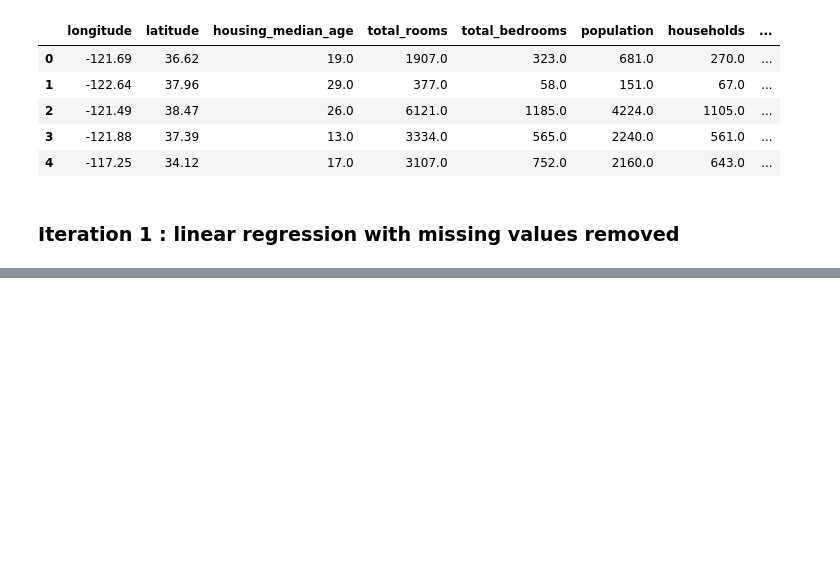
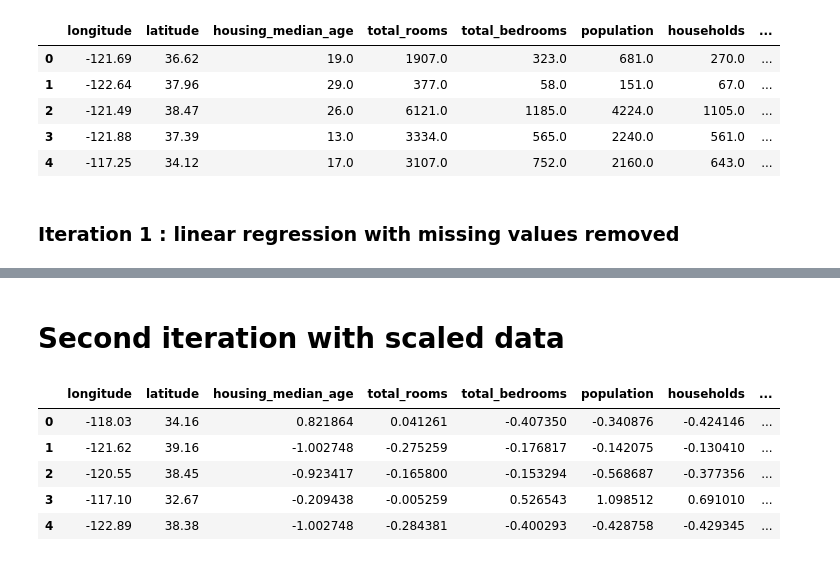
Before and after one commit to JonathanRaso/silicon_valley_immo_arturo, a Jupyter notebook: notebook_model.ipynb, the cells around one changed output, grey strips where cells are left out. Saved outputs shown, nothing was run; the diff lists cells and outputs as text; code cells hidden in the pictures; blank space fills up the shorter version.

```diff
--- a/notebook_model.ipynb
+++ b/notebook_model.ipynb
@@ -72,0 +74,13 @@ rmse : 68506.66386202812
+# %% [markdown]
+# Second iteration with scaled data
+# %%
+# Importing train dataframe
+train_df_2 = pd.read_csv("./data/train_df_2.csv")
+train_df_2.head()
+# %% [output]
+|  | longitude | latitude | housing_median_age | total_rooms | total_bedrooms | population | households | ... |
+| 0 | -118.03 | 34.16 | 0.821864 | 0.041261 | -0.407350 | -0.340876 | -0.424146 | ... |
+| 1 | -121.62 | 39.16 | -1.002748 | -0.275259 | -0.176817 | -0.142075 | -0.130410 | ... |
+| 2 | -120.55 | 38.45 | -0.923417 | -0.165800 | -0.153294 | -0.568687 | -0.377356 | ... |
+| 3 | -117.10 | 32.67 | -0.209438 | -0.005259 | 0.526543 | 1.098512 | 0.691010 | ... |
+| 4 | -122.89 | 38.38 | -1.002748 | -0.284381 | -0.400293 | -0.428758 | -0.429345 | ... |
```
Also changed, not shown: parts of 14 cells of this notebook, 1 other file.
